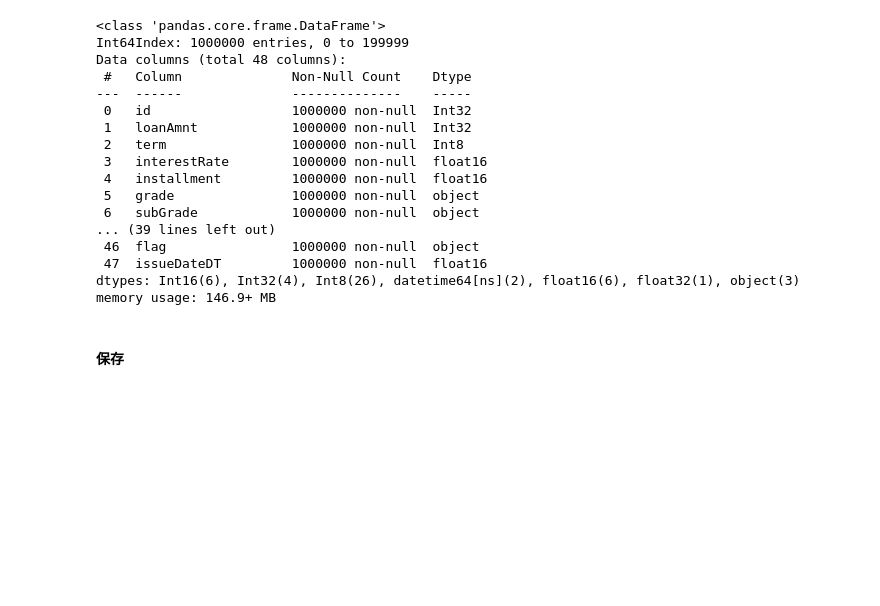
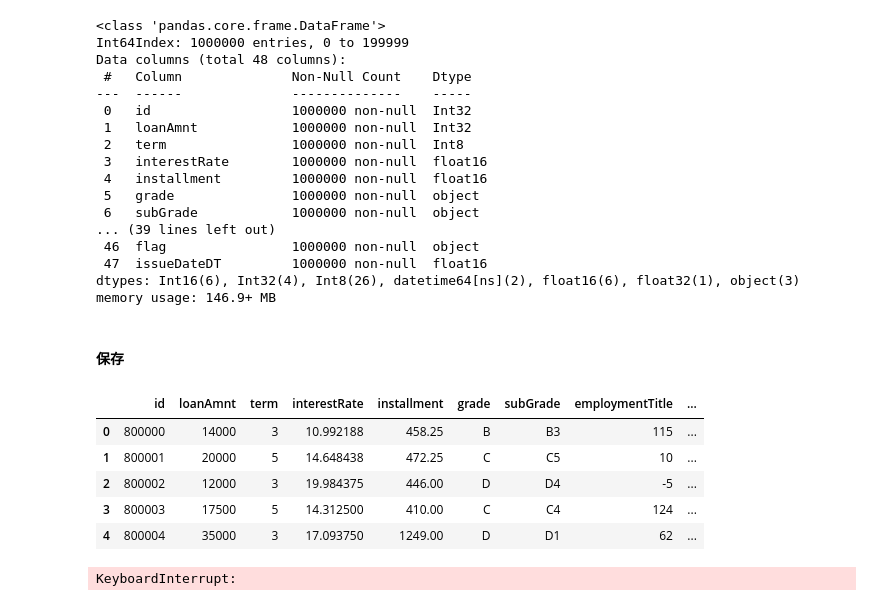
Before and after one commit to elsieyin/FengKo, a Jupyter notebook: clean-format.ipynb, the cells around one changed output. Cells and saved outputs as stored; diff of their text form; code cells hidden in the pictures; blank space fills up the shorter version.

Commit message:
generate cf-train/test pkl

```diff
--- a/clean-format.ipynb
+++ b/clean-format.ipynb
@@ -246,0 +249,12 @@ df.to_pickle('cf-df.pkl')
+# %%
+train = df[:800000]
+test = df[800000:]
+# %%
+test.head()
+# %% [output]
+|  | id | loanAmnt | term | interestRate | installment | grade | subGrade | employmentTitle | ... |
+| 0 | 800000 | 14000 | 3 | 10.992188 | 458.25 | B | B3 | 115 | ... |
+| 1 | 800001 | 20000 | 5 | 14.648438 | 472.25 | C | C5 | 10 | ... |
+| 2 | 800002 | 12000 | 3 | 19.984375 | 446.00 | D | D4 | -5 | ... |
+| 3 | 800003 | 17500 | 5 | 14.312500 | 410.00 | C | C4 | 124 | ... |
+| 4 | 800004 | 35000 | 3 | 17.093750 | 1249.00 | D | D1 | 62 | ... |
@@ -247,3 +265,7 @@ df.to_pickle('cf-df.pkl')
+# %%
+df
+# %% [output]
+KeyboardInterrupt:
 # %%
 # cat_fea = ['grade', 'subGrade', 'employmentTitle', 'verificationStatus', \
 #           'purpose', 'postCode', 'regionCode','applicationType','initialListStatus', 'title', 'policyCode']
```
Also changed, not shown: parts of 5 cells of this notebook.
